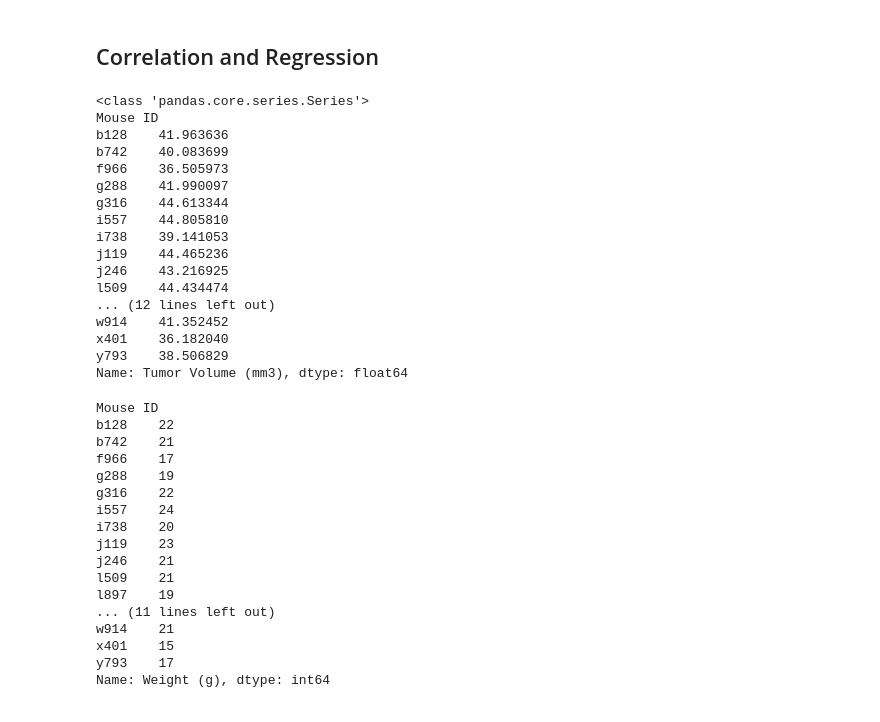
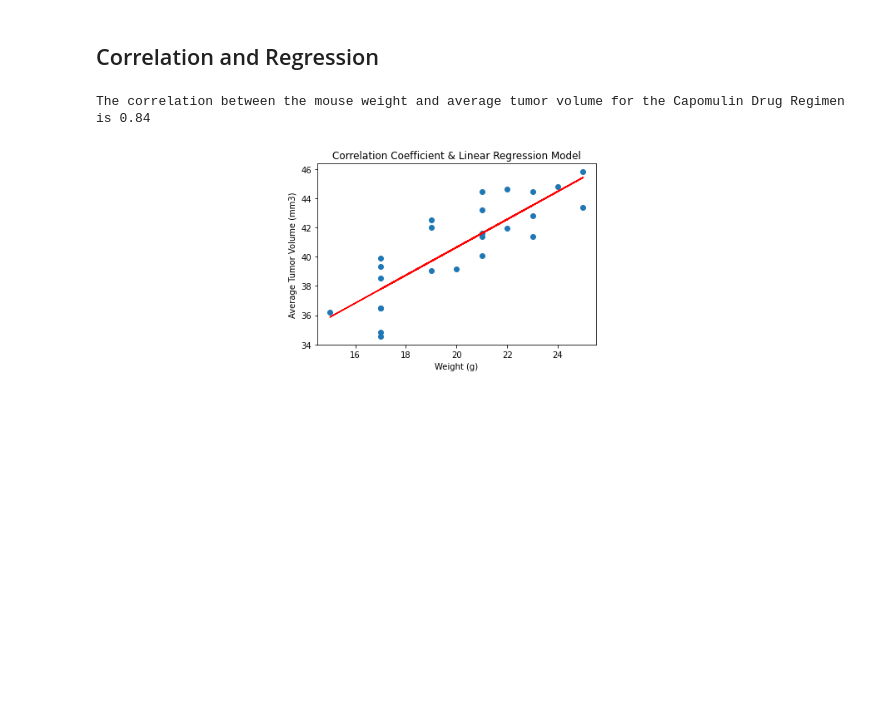
Before and after one commit to jennifermarie6sl/matplotlib-challenge, a Jupyter notebook: matplotlib-challenge/pymaceuticals_starter.ipynb, the cells around one changed output. Saved outputs shown, nothing was run; the diff lists cells and outputs as text; code cells hidden in the pictures.

```diff
--- a/matplotlib-challenge/pymaceuticals_starter.ipynb
+++ b/matplotlib-challenge/pymaceuticals_starter.ipynb
@@ -540,60 +391,27 @@ plt.scatter(scatter_df.loc[:,"Weight (g)"],scatter_df.loc[:,"Tumor Volume (mm3)"
 # for mouse weight and average tumor volume for the Capomulin regimen
 
 weight = scatter_df.iloc[:,1]
-print(type(weight))
-print(weight)
-# avg_tumor_vol = scatter_df.iloc[:, 2]
-# avg_tumor_vol
-# correlation = st.pearsonr(weight,avg_tumor_vol)
-# print(f"The correlation between both factors is {round(correlation[0],2)}")
+#print(weight)
+avg_tumor_vol = scatter_df.iloc[:, 2]
+avg_tumor_vol
+correlation = st.pearsonr(weight,avg_tumor_vol)
+print(f"The correlation between the mouse weight and average tumor volume for the Capomulin Drug Regimen is {round(correlation[0],2)}")
 # %% [output]
-<class 'pandas.core.series.Series'>
-Mouse ID
-b128    41.963636
-b742    40.083699
-f966    36.505973
-g288    41.990097
-g316    44.613344
-i557    44.805810
-i738    39.141053
-j119    44.465236
-j246    43.216925
-l509    44.434474
-... (12 lines left out)
-w914    41.352452
-x401    36.182040
-y793    38.506829
-Name: Tumor Volume (mm3), dtype: float64
+The correlation between the mouse weight and average tumor volume for the Capomulin Drug Regimen is 0.84
 # %%
 x_values = scatter_df.loc[:,'Weight (g)']
 x_values
-# y_values = scatter_df['Average Tumor Volume (mm3)']
+y_values = scatter_df['Tumor Volume (mm3)']
 
-# (slope, intercept, rvalue, pvalue, stderr) = st.linregress(x_values, y_values)
-# regress_values = x_values * slope + intercept
-# line_eq = "y = " + str(round(slope,2)) + "x + " + str(round(intercept,2))
-# plt.scatter(x_values,y_values)
-# plt.plot(x_values,regress_values,"r-")
-# plt.annotate(line_eq,(6,10),fontsize=15,color="red")
-# plt.xlabel('Weight (g)')
-# plt.ylabel('Average Tumor Volume (mm3)')
-# plt.title('correlation coefficient and linear regression model')
-# plt.show()
+(slope, intercept, rvalue, pvalue, stderr) = st.linregress(x_values, y_values)
+regress_values = x_values * slope + intercept
+line_eq = "y = " + str(round(slope,2)) + "x + " + str(round(intercept,2))
+plt.scatter(x_values,y_values)
+plt.plot(x_values,regress_values,"r-")
+plt.annotate(line_eq,(6,10),fontsize=15,color="red")
+plt.xlabel('Weight (g)')
+plt.ylabel('Average Tumor Volume (mm3)')
+plt.title('Correlation Coefficient & Linear Regression Model')
+plt.show()
 # %% [output]
-Mouse ID
-b128    22
-b742    21
-f966    17
-g288    19
-g316    22
-i557    24
-i738    20
-j119    23
-j246    21
-l509    21
-l897    19
-... (11 lines left out)
-w914    21
-x401    15
-y793    17
-Name: Weight (g), dtype: int64
+[figure, added]
```
Also changed, not shown: parts of 9 cells of this notebook.
